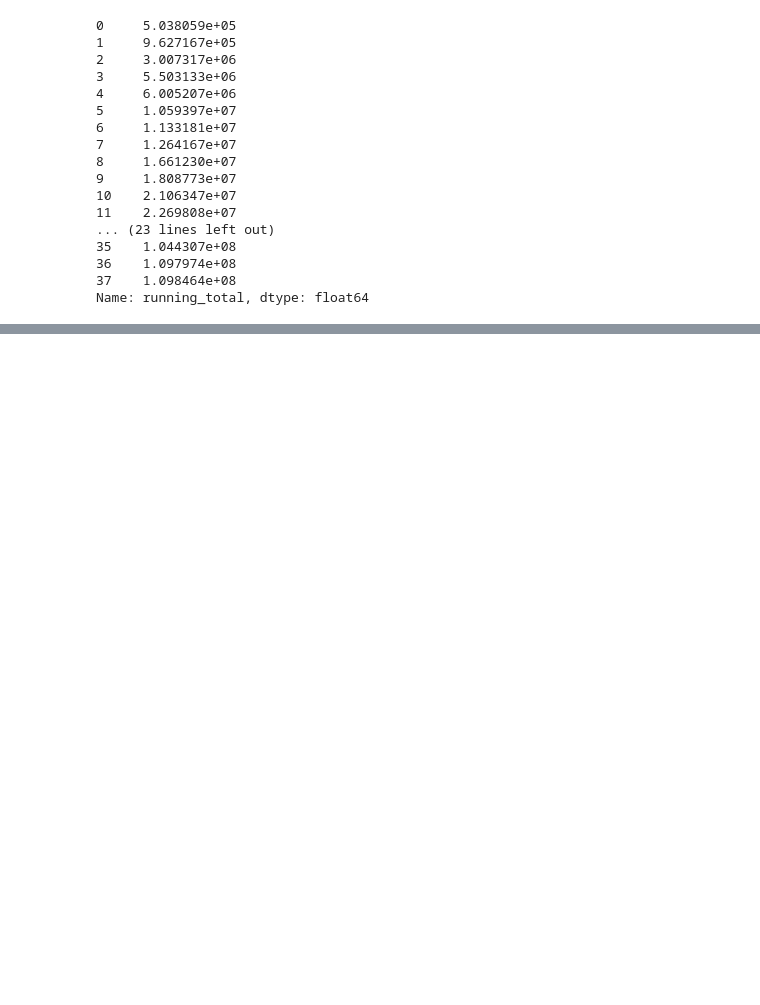
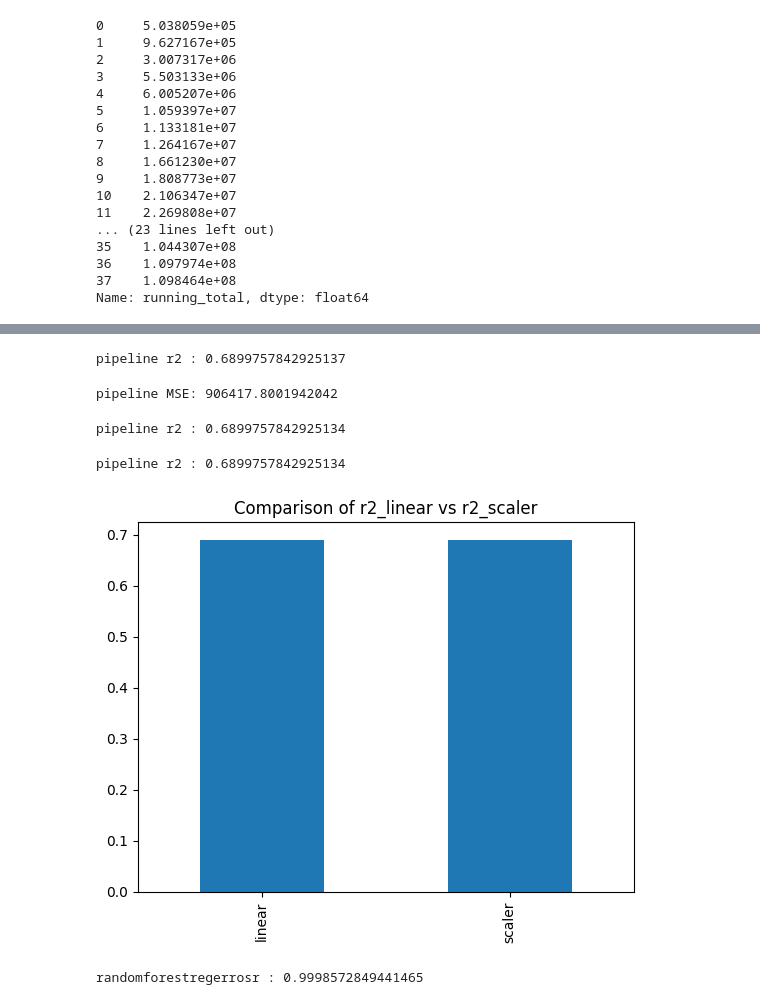
Before and after one commit to M-j74/MariamJaved-dataanlayst, a Jupyter notebook: advanture_csv (1).ipynb, the cells around one changed output, grey strips where cells are left out. Saved outputs shown, nothing was run; the diff lists cells and outputs as text; code cells hidden in the pictures; blank space fills up the shorter version.

```diff
--- a/advanture_csv (1).ipynb
+++ b/advanture_csv (1).ipynb
@@ -472,0 +533,4 @@ Name: running_total, dtype: float64
+# %%
+model= LinearRegression()
+model.fit(x_train,y_train)
+yhat=model.predict(x_test)
@@ -472,0 +542,6 @@ Name: running_total, dtype: float64
+# %%
+r2=r2_score
+r2_linear = r2(y_test, yhat)
+print('pipeline r2 :', r2_linear)
+# %% [output]
+pipeline r2 : 0.6899757842925137
@@ -472,0 +550,25 @@ Name: running_total, dtype: float64
+# %%
+input = Pipeline([('scale',StandardScaler()),('model',LinearRegression())])
+input.fit(x_train,y_train)
+yhat_pipeline=input.predict(x_test)
+# %%
+mse_scaler=print('pipeline MSE:',MSE(y_test,yhat_pipeline))
+# %% [output]
+pipeline MSE: 906417.8001942042
+# %%
+r2_scaler=print('pipeline r2 :',r2(y_test,yhat_pipeline))
+# %% [output]
+pipeline r2 : 0.6899757842925134
+# %%
+r2_scaler = r2(y_test, yhat_pipeline)
+print('pipeline r2 :', r2_scaler)
+# %% [output]
+pipeline r2 : 0.6899757842925134
+# %%
+r2_linear = float(r2_linear)
+r2_scaler = float(r2_scaler)
+r2_scores = pd.Series([r2_linear, r2_scaler], index=['linear', 'scaler'])
+r2_scores.plot(kind='bar', title='Comparison of r2_linear vs r2_scaler')
+plt.show()
+# %% [output]
+[figure, added]
@@ -472,0 +581,5 @@ Name: running_total, dtype: float64
+# %%
+r2_rfr=r2(y_test,yhat_pipeline_rfr)
+print('randomforestregerrosr :',r2_rfr)
+# %% [output]
+randomforestregerrosr : 0.9998572849441465
```
Also changed, not shown: parts of 40 cells of this notebook.
